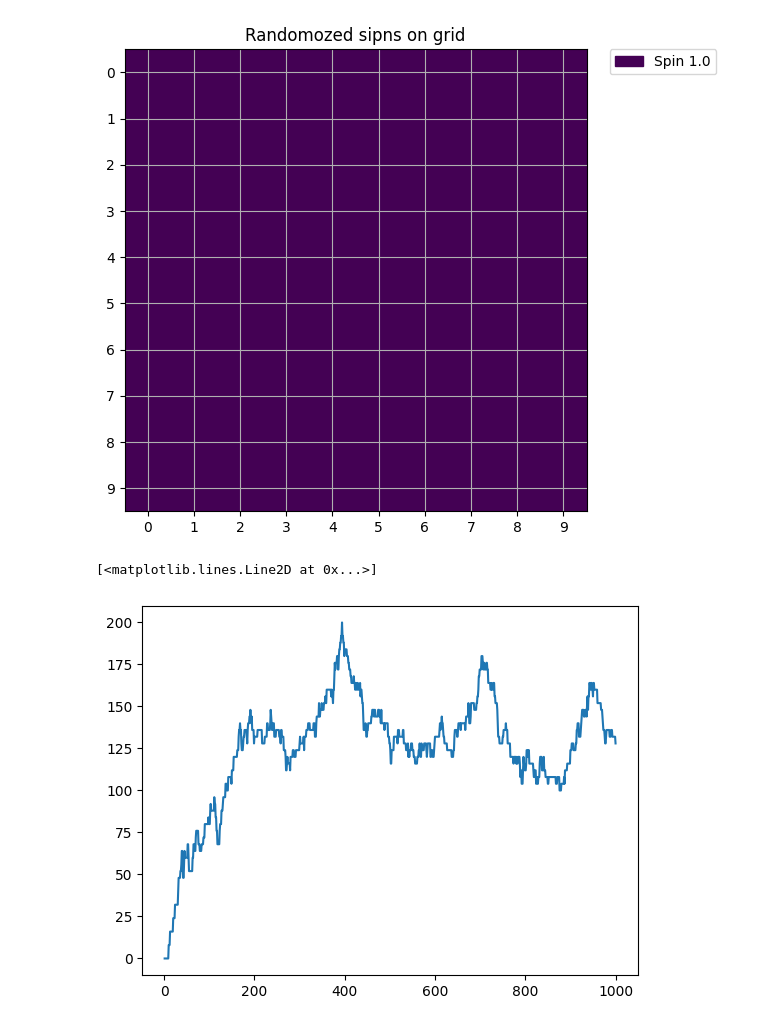
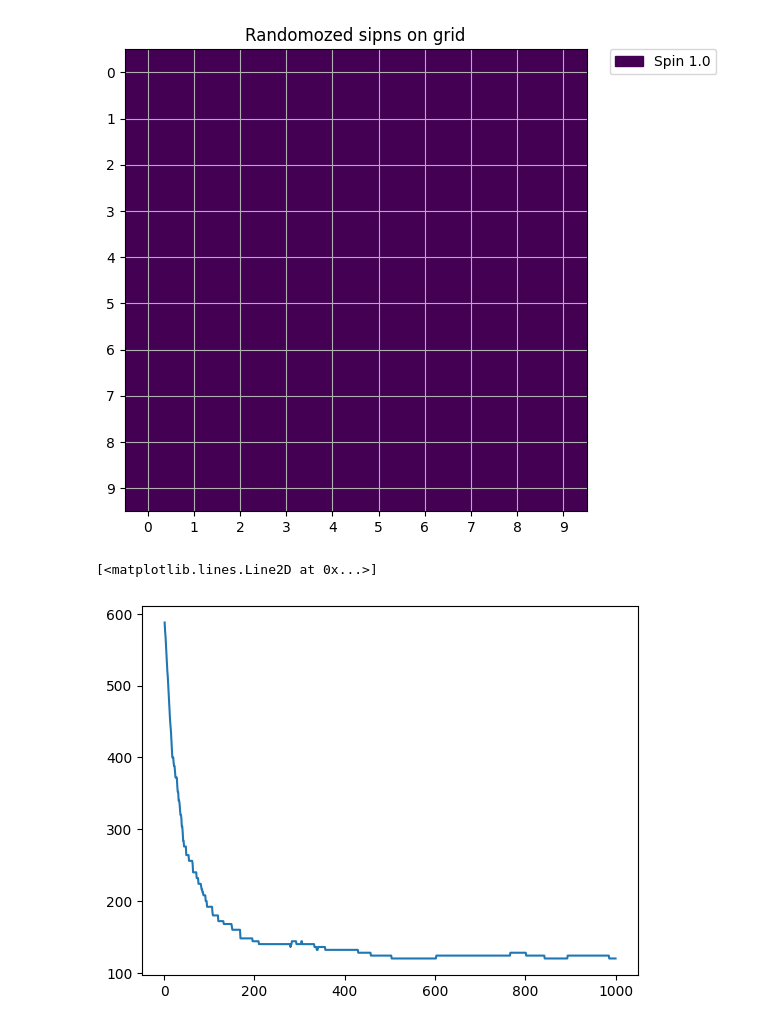
Before and after one commit to axelkat/statfmc, a Jupyter notebook: isingmodel.ipynb, the cells around one changed output. Saved outputs shown, nothing was run; the diff lists cells and outputs as text; code cells hidden in the pictures.

Commit message:
fix non-converging energy

```diff
--- a/isingmodel.ipynb
+++ b/isingmodel.ipynb
@@ -31,34 +31,49 @@ def initgrid(L = 10, allup=False):
 
     plt.show()
     return M, L
+# %%
+def calcMagnetization(M):
+    spin = 0
+    for i in range(len(M)):
+        for j in range(len(M)):
+            if M[i,j]>0:
+                spin = spin+1
+            else:
+                spin = spin-1
+    return spin/len(M)**2
 # %%
 def isingmodel (
     n = 100,
-    H = 0,
+    h = 1,
     J = 1,
     kbT = 5
 ):
     M, L = initgrid(10,True)
     Energy = 0
+    for i in range(L):
+        for j in range (L):
+            Sn = M[(i - 1) % L, j] + M[(i + 1) % L, j] + M[i, (j - 1) % L] + M[i, (j + 1) % L]
+            Energy += M[i,j]*(h+J*Sn)
+    magnetization = []
     energyHistory = []
     prng = np.random.RandomState(12347890)
     for tstep in range(n):
         i=prng.randint(0,9)
         j=prng.randint(0,9)
-        Sn = M[(i - 1) % L, j] + M[(i + 1) % L, j] + \
-             M[i, (j - 1) % L] + M[i, (j + 1) % L]
-        dE=2 * M[i,j] * (H + J * Sn)
+        Sn = M[(i - 1) % L, j] + M[(i + 1) % L, j] + M[i, (j - 1) % L] + M[i, (j + 1) % L]
+        dE=-2 * M[i,j] * (h + J * Sn)
         if dE<0 or prng.random()<np.exp(-dE/kbT):
             M[i,j] = -M[i,j]
             Energy+=dE
         energyHistory.append(Energy)
+        magnetization.append(calcMagnetization(M))
 
-    return energyHistory,M,n
+    return energyHistory,M,n, magnetization
 # %%
-np.random.seed(123)
-Data,M,n=isingmodel(1000,0,1,5)
+
+Data,M,n, magnetization=isingmodel(1000,2,1,1)
 plt.plot(np.linspace(1,n,n),Data)
 # %% [output]
 [figure]
 [<matplotlib.lines.Line2D at 0x...>]
-[figure, old version]
+[figure, new version]
```
Also changed, not shown: parts of 2 cells of this notebook.
